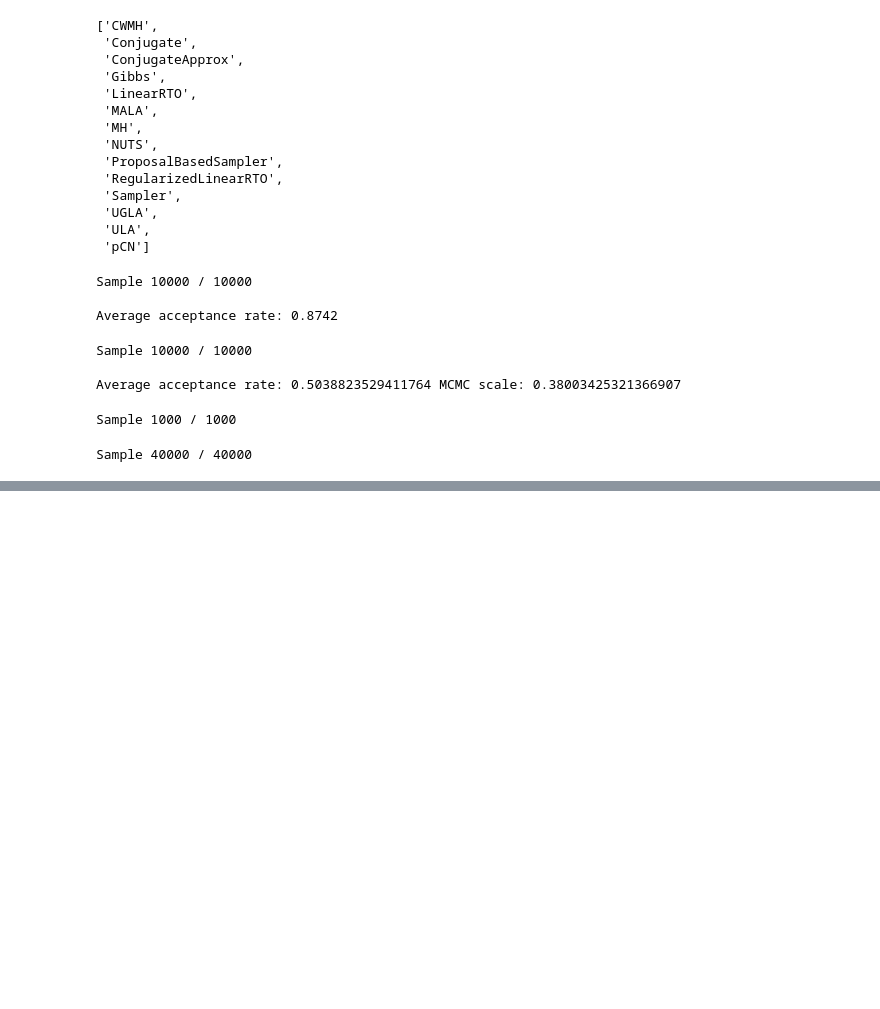
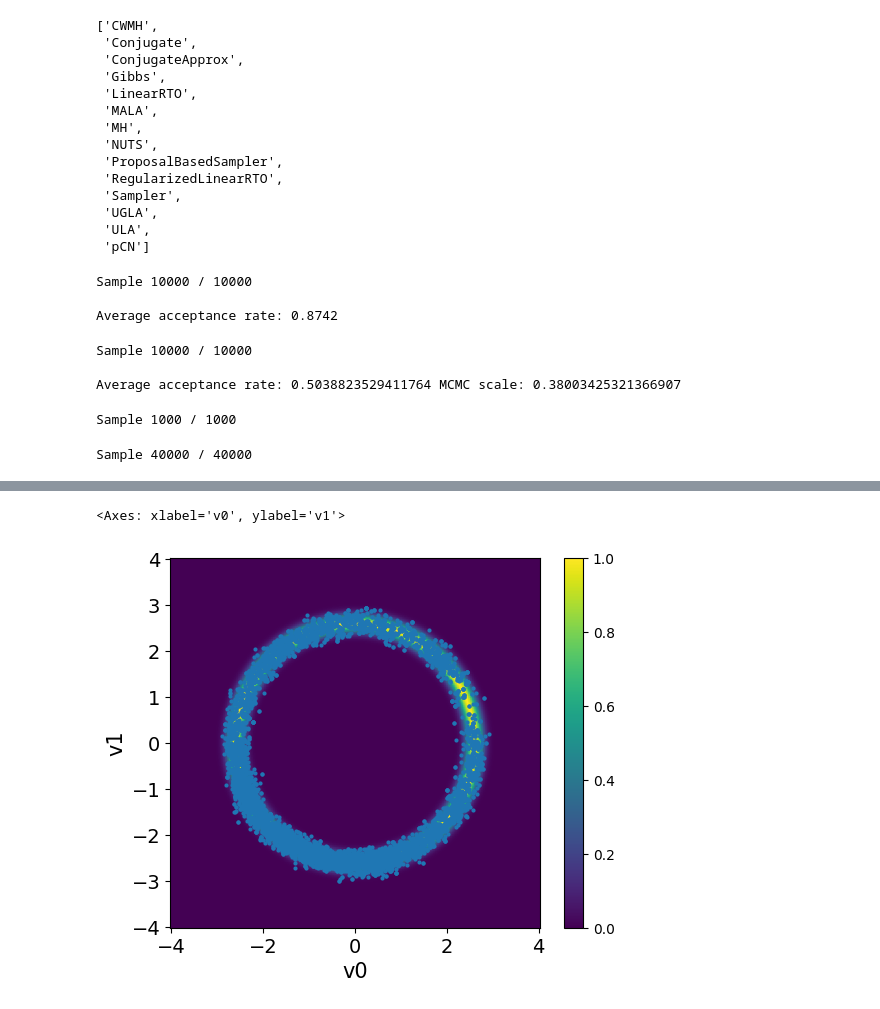
Before and after one commit to CUQI-DTU/CUQIpy-Benchmarks, a Jupyter notebook: table-donut.ipynb, the cells around one changed output, grey strips where cells are left out. Cells and saved outputs as stored; diff of their text form; code cells hidden in the pictures; blank space fills up the shorter version.

```diff
--- a/table-donut.ipynb
+++ b/table-donut.ipynb
@@ -140,0 +181,6 @@ ess_df
+# %%
+plot_pdf_2D(target_donut, -4, 4, -4, 4)
+MH_adapted_samples.plot_pair(ax=plt.gca(), scatter_kwargs={'alpha': 1})
+# %% [output]
+<Axes: xlabel='v0', ylabel='v1'>
+[figure, added]
```
Also changed, not shown: parts of 7 cells of this notebook.
